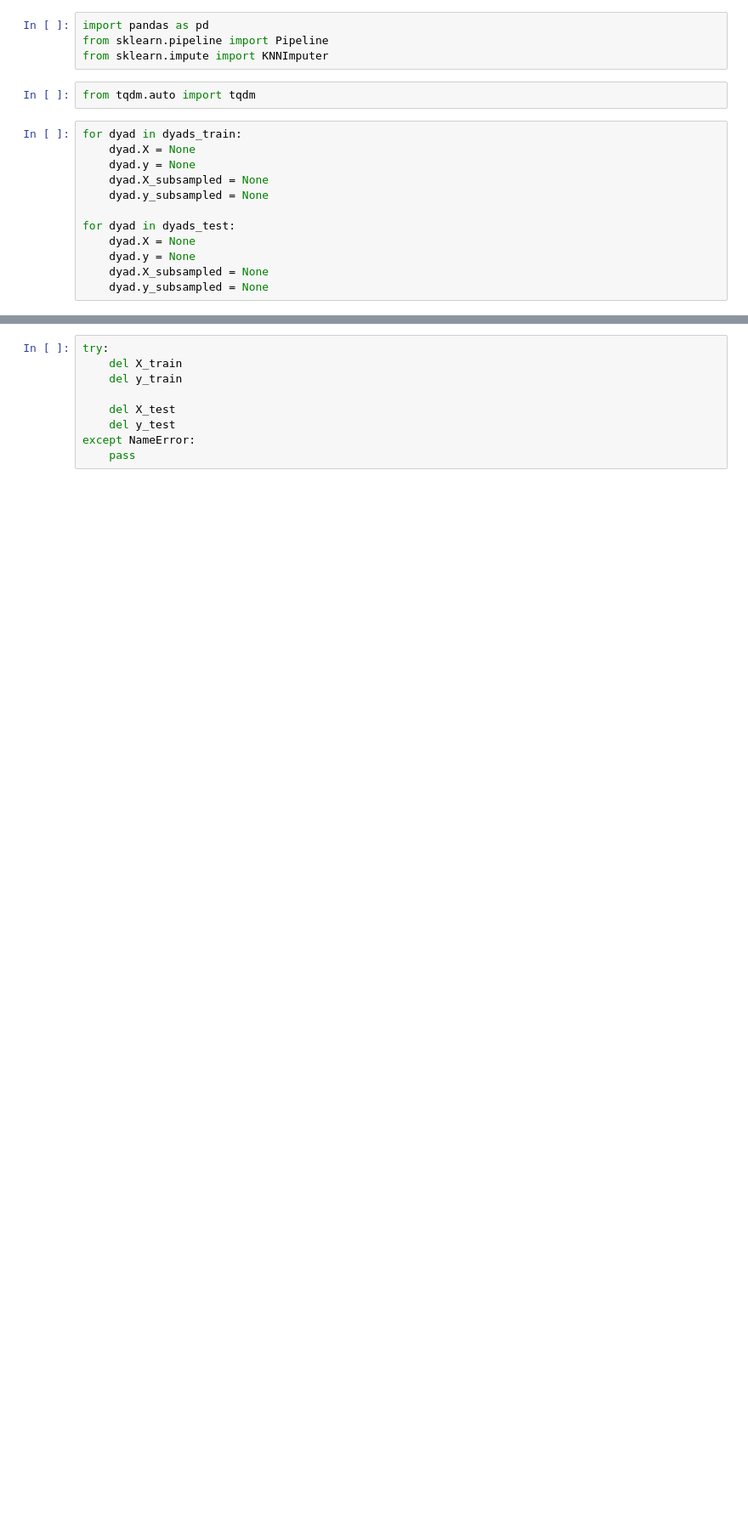
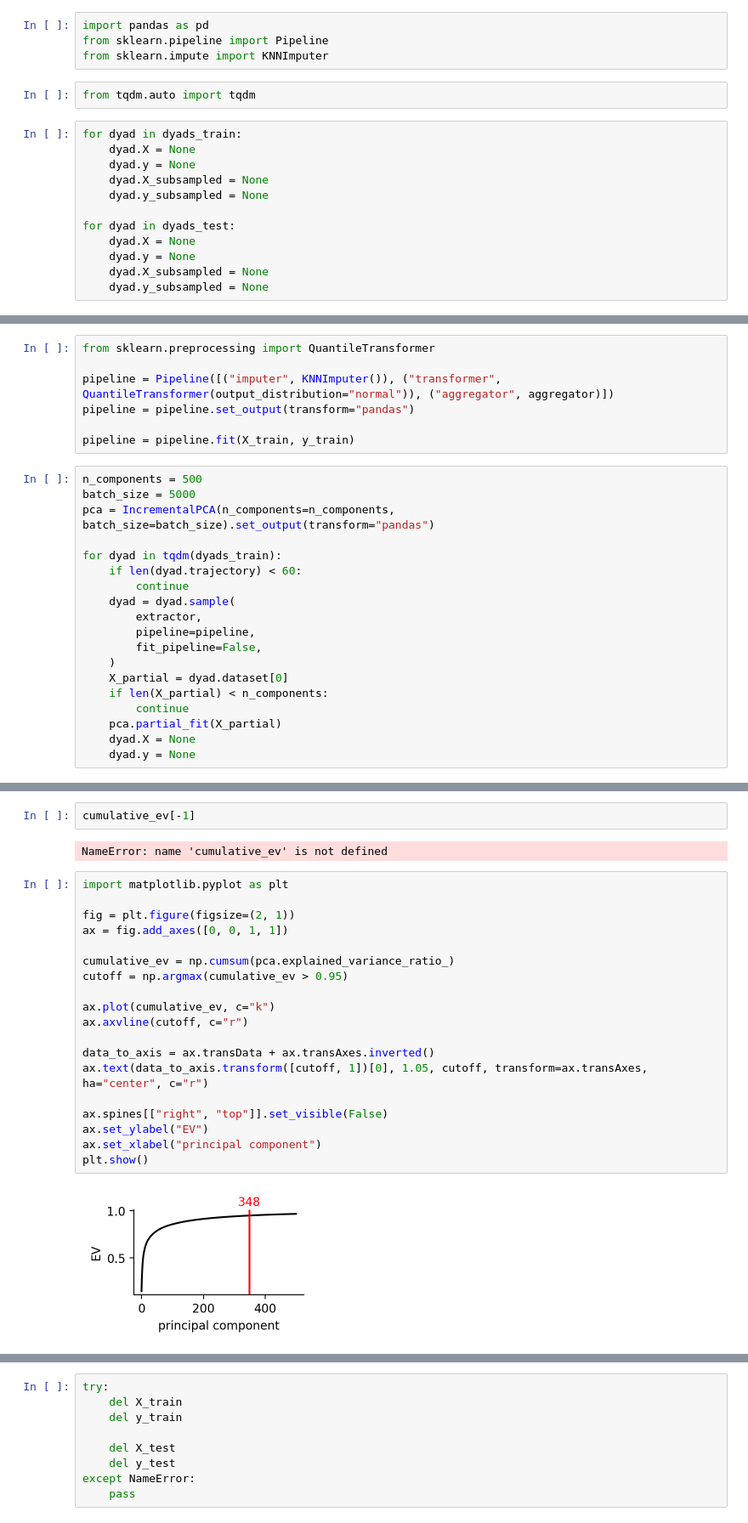
Before and after one commit to pnuehrenberg/vassi, a Jupyter notebook: examples/features.ipynb, the cells around one changed output, grey strips where cells are left out. Shown at 85% size. Cells and saved outputs as stored; diff of their text form; blank space fills up the shorter version.

```diff
--- a/examples/features.ipynb
+++ b/examples/features.ipynb
@@ -212,0 +206,26 @@ with warnings.catch_warnings():
+# %%
+from sklearn.preprocessing import QuantileTransformer
+
+pipeline = Pipeline([("imputer", KNNImputer()), ("transformer", QuantileTransformer(output_distribution="normal")), ("aggregator", aggregator)])
+pipeline = pipeline.set_output(transform="pandas")
+
+pipeline = pipeline.fit(X_train, y_train)
+# %%
+n_components = 500
+batch_size = 5000
+pca = IncrementalPCA(n_components=n_components, batch_size=batch_size).set_output(transform="pandas")
+
+for dyad in tqdm(dyads_train):
+    if len(dyad.trajectory) < 60:
+        continue
+    dyad = dyad.sample(
+        extractor,
+        pipeline=pipeline,
+        fit_pipeline=False,
+    )
+    X_partial = dyad.dataset[0]
+    if len(X_partial) < n_components:
+        continue
+    pca.partial_fit(X_partial)
+    dyad.X = None
+    dyad.y = None
@@ -212,0 +252,25 @@ with warnings.catch_warnings():
+# %%
+cumulative_ev[-1]
+# %% [output]
+NameError: name 'cumulative_ev' is not defined
+# %%
+import matplotlib.pyplot as plt
+
+fig = plt.figure(figsize=(2, 1))
+ax = fig.add_axes([0, 0, 1, 1])
+
+cumulative_ev = np.cumsum(pca.explained_variance_ratio_)
+cutoff = np.argmax(cumulative_ev > 0.95)
+
+ax.plot(cumulative_ev, c="k")
+ax.axvline(cutoff, c="r")
+
+data_to_axis = ax.transData + ax.transAxes.inverted()
+ax.text(data_to_axis.transform([cutoff, 1])[0], 1.05, cutoff, transform=ax.transAxes, ha="center", c="r")
+
+ax.spines[["right", "top"]].set_visible(False)
+ax.set_ylabel("EV")
+ax.set_xlabel("principal component")
+plt.show()
+# %% [output]
+[figure, added]
```
Also changed, not shown: parts of 24 cells of this notebook, 13 other files.
